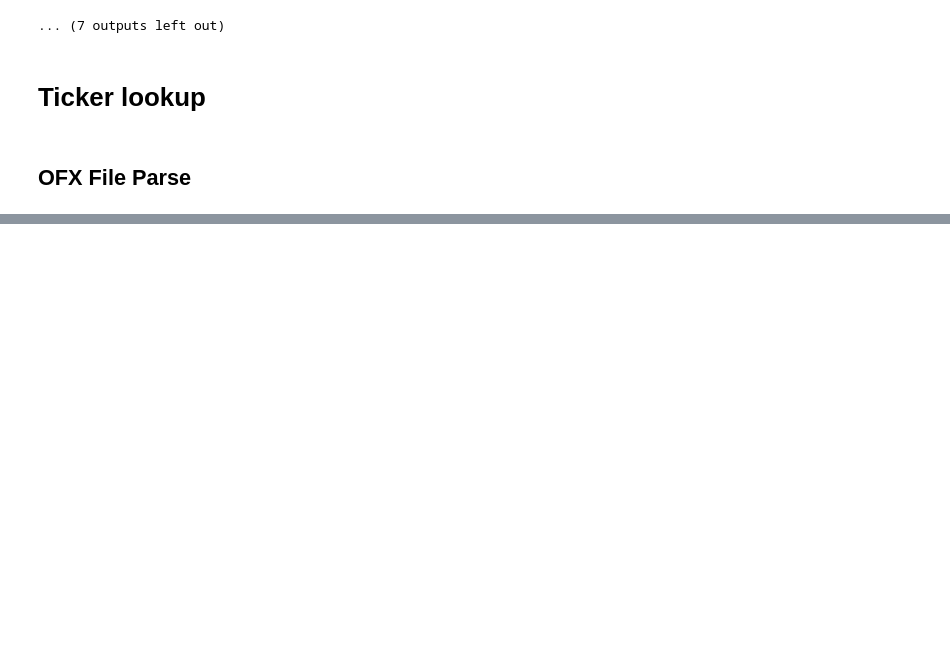
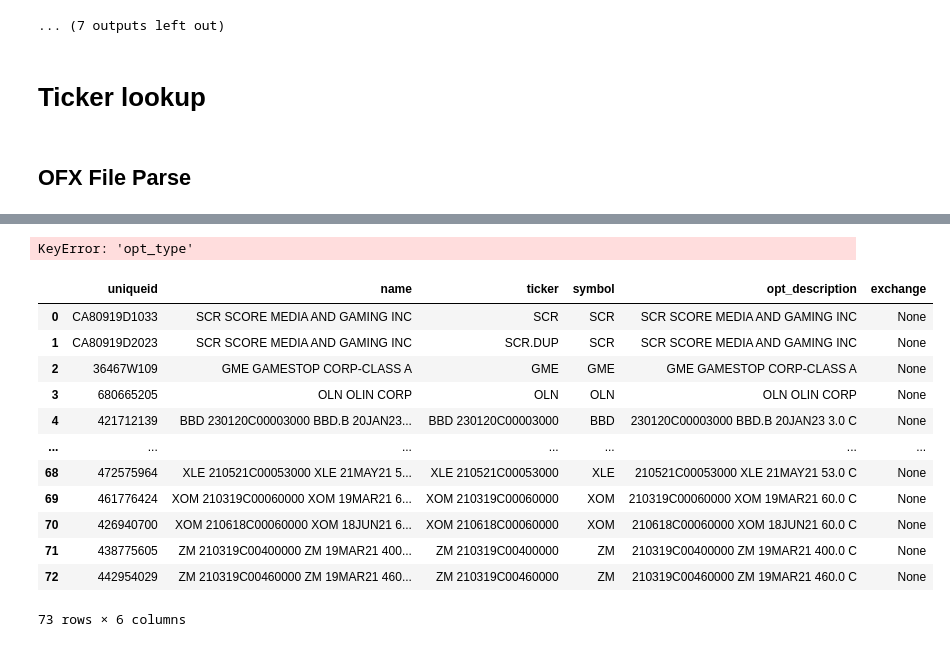
Before and after one commit to Speccles96/TradingLog, a Jupyter notebook: IBKR Trade Log.ipynb, the cells around one changed output, grey strips where cells are left out. Cells and saved outputs as stored; diff of their text form; code cells hidden in the pictures; blank space fills up the shorter version.

```diff
--- a/IBKR Trade Log.ipynb
+++ b/IBKR Trade Log.ipynb
@@ -741,0 +542,12 @@ KeyError: 'STOCK POSITIONS'
+# %%
+def ofx_security_list():
+    seclist = []
+    for security in ofx.security_list:
+        seclist.append([security.uniqueid, security.name, security.ticker])
+
+    df = pd.DataFrame(seclist,columns=['uniqueid','name','ticker'])
+    df['symbol'] = df['ticker'].str.extract('([A-Z]{4}|[A-Z]{3}|[A-Z]{2}|[A-Z]{1})')
+
+    return df
+
+seclist = security_list()
@@ -741,0 +624,22 @@ KeyError: 'STOCK POSITIONS'
+# %%
+seclist['opt_description'] = seclist['name'].str.split('  ').str[-1]
+seclist['exchange'] = None
+seclist['opt_type'].str.split(' ').str[-1]
+# %% [output]
+KeyError: 'opt_type'
+# %%
+seclist
+# %% [output]
+|  | uniqueid | name | ticker | symbol | opt_description | exchange |
+| 0 | CA80919D1033 | SCR SCORE MEDIA AND GAMING INC | SCR | SCR | SCR SCORE MEDIA AND GAMING INC | None |
+| 1 | CA80919D2023 | SCR SCORE MEDIA AND GAMING INC | SCR.DUP | SCR | SCR SCORE MEDIA AND GAMING INC | None |
+| 2 | 36467W109 | GME GAMESTOP CORP-CLASS A | GME | GME | GME GAMESTOP CORP-CLASS A | None |
+| 3 | 680665205 | OLN OLIN CORP | OLN | OLN | OLN OLIN CORP | None |
+| 4 | 421712139 | BBD 230120C00003000 BBD.B 20JAN23... | BBD 230120C00003000 | BBD | 230120C00003000 BBD.B 20JAN23 3.0 C | None |
+| ... | ... | ... | ... | ... | ... | ... |
+| 68 | 472575964 | XLE 210521C00053000 XLE 21MAY21 5... | XLE 210521C00053000 | XLE | 210521C00053000 XLE 21MAY21 53.0 C | None |
+| 69 | 461776424 | XOM 210319C00060000 XOM 19MAR21 6... | XOM 210319C00060000 | XOM | 210319C00060000 XOM 19MAR21 60.0 C | None |
+| 70 | 426940700 | XOM 210618C00060000 XOM 18JUN21 6... | XOM 210618C00060000 | XOM | 210618C00060000 XOM 18JUN21 60.0 C | None |
+| 71 | 438775605 | ZM 210319C00400000 ZM 19MAR21 400... | ZM 210319C00400000 | ZM | 210319C00400000 ZM 19MAR21 400.0 C | None |
+| 72 | 442954029 | ZM 210319C00460000 ZM 19MAR21 460... | ZM 210319C00460000 | ZM | 210319C00460000 ZM 19MAR21 460.0 C | None |
+73 rows × 6 columns
```
Also changed, not shown: parts of 23 cells of this notebook, 2 other files.
